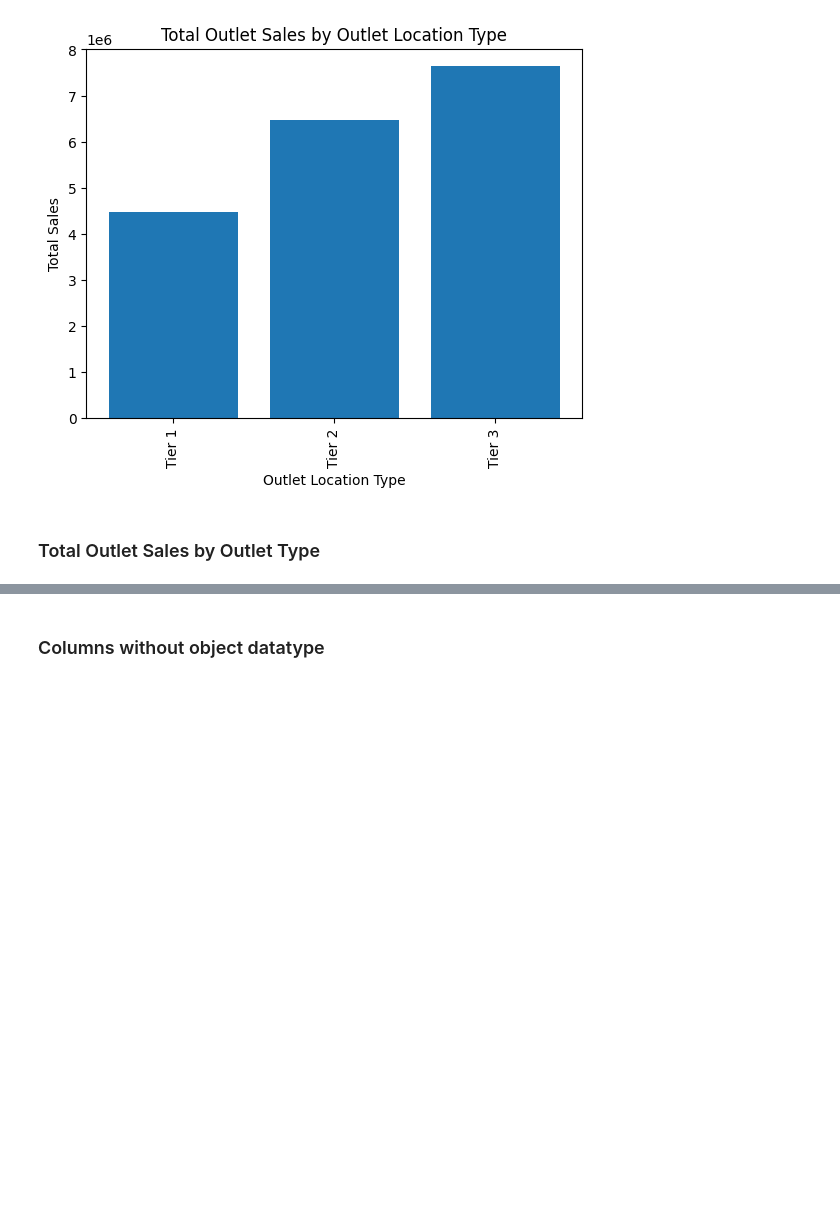
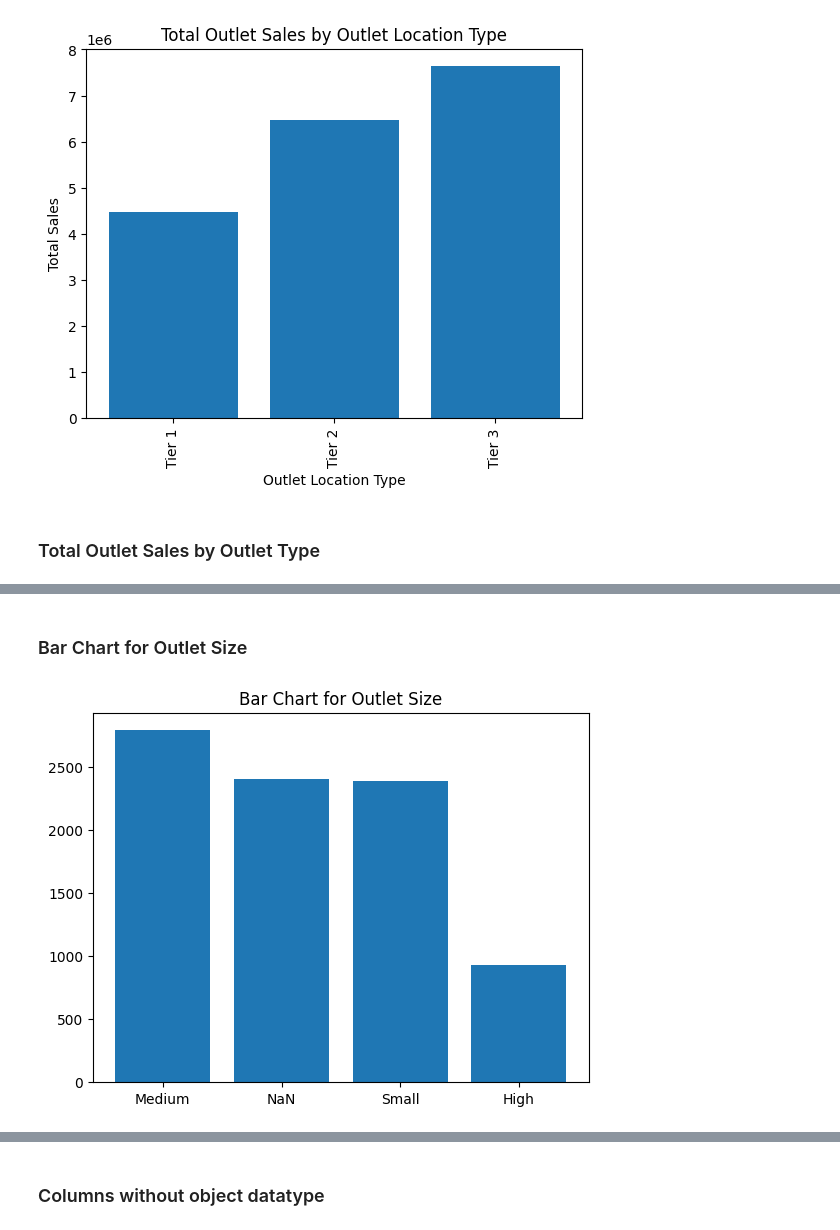
Before and after one commit to vikaschauhan734/stores_sales_prediction, a Jupyter notebook: notebook.ipynb, the cells around one changed output, grey strips where cells are left out. Cells and saved outputs as stored; diff of their text form; code cells hidden in the pictures; blank space fills up the shorter version.

```diff
--- a/notebook.ipynb
+++ b/notebook.ipynb
@@ -360,0 +346,8 @@ plt.xticks(rotation=90)
+# %% [markdown]
+### Bar Chart for Outlet Size
+# %%
+plt.bar(df['Outlet_Size'].value_counts().index, df['Outlet_Size'].value_counts())
+plt.title("Bar Chart for Outlet Size")
+plt.show()
+# %% [output]
+[figure, added]
```
Also changed, not shown: parts of 86 cells of this notebook, 7 other files.
